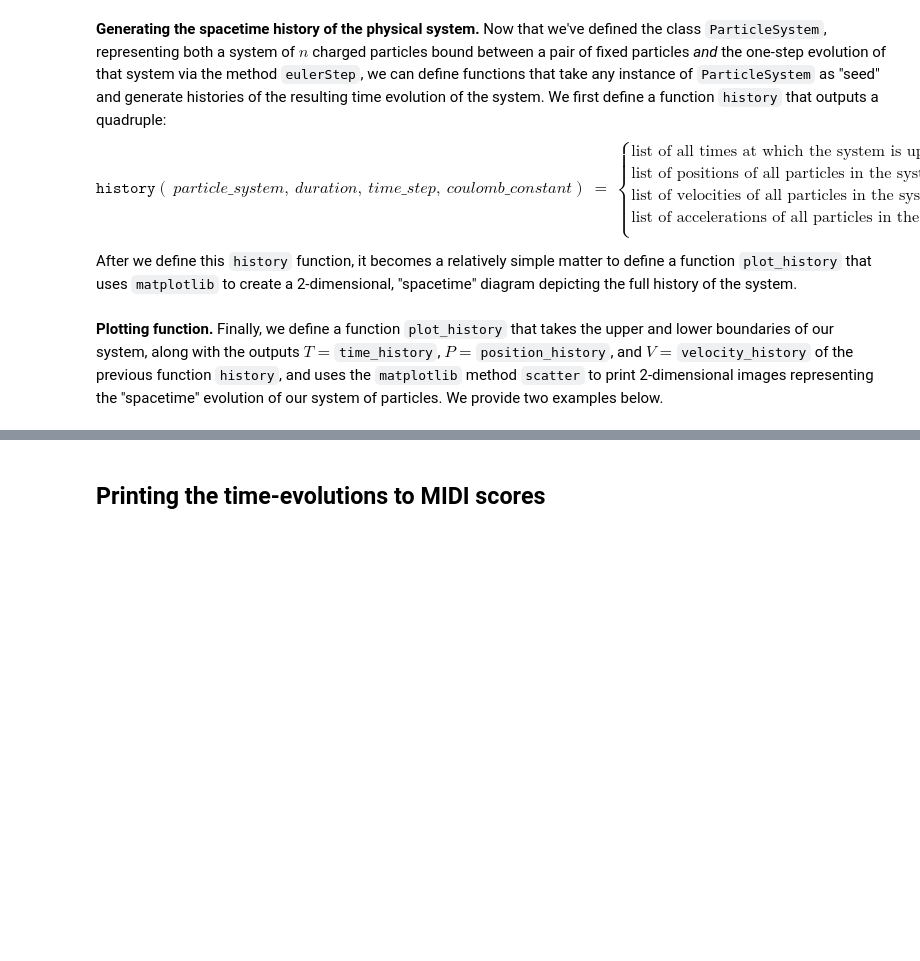
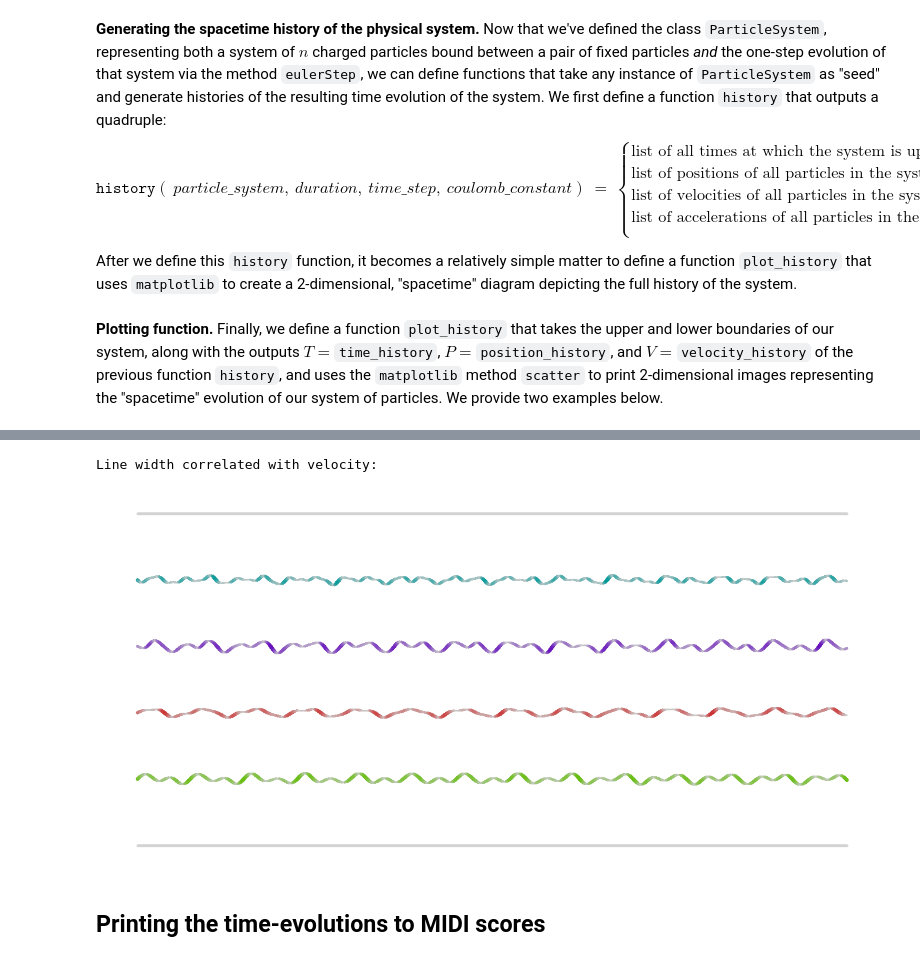
Before and after one commit to TYLERSFOSTER/For_Voice_Leader_-_DISPL, a Jupyter notebook: Voice Leading from the Dynamics of Charged Particles.ipynb, the cells around one changed output, grey strips where cells are left out. Saved outputs shown, nothing was run; the diff lists cells and outputs as text; code cells hidden in the pictures; blank space fills up the shorter version.

```diff
--- a/Voice Leading from the Dynamics of Charged Particles.ipynb
+++ b/Voice Leading from the Dynamics of Charged Particles.ipynb
@@ -549,0 +577,15 @@ plot_history(particle_system.max_bound, particle_system.min_bound, T, P, V)
+# %%
+class SpringMassDetails(ParticleDetails):
+
+    def __init__(self,
+                 masses = [1.0, 1.0, 1.0],
+                 spring_constants = [1.0, 1.0, 1.0, 1.0, 1.0]):
+
+        super().__init__(masses, masses)
+
+        assert type(spring_constants) == list
+        assert len(spring_constants) == self.cardinality + 1
+        for entry in spring_constants:
+            assert type(entry) == float
+
+        self.spring_constants = spring_constants
@@ -550,2 +669,21 @@ plot_history(particle_system.max_bound, particle_system.min_bound, T, P, V)
+# %%
+bounds = Bounds([-5., 5.], [.5, .5])
+spring_details = SpringMassDetails(masses = [4.0, 3.0, 2.0, 1.0],
+                                   spring_constants = [25.0, 25.0, 25.0, 25.0, 25.0])
+dynamical_variables = DynamicalVariables(0.0,
+                                         [-3., -1., 1., 3.],
+                                         [1., .5, -.5, -1.])
+particle_system = LinCoupOsc(bounds, spring_details, dynamical_variables)
+
+T, P, V, A = history(particle_system,
+                     duration = 20.0,
+                     time_step = 1e-3,
+                     coulomb_constant = 5.0)
+
+print('\nLine width correlated with velocity:')
+plot_history(particle_system.max_bound, particle_system.min_bound, T, P, V)
+# %% [output]
+Line width correlated with velocity:
+[figure, added]
 # %% [markdown]
 ## Printing the time-evolutions to MIDI scores
```
Also changed, not shown: parts of 20 cells of this notebook.
